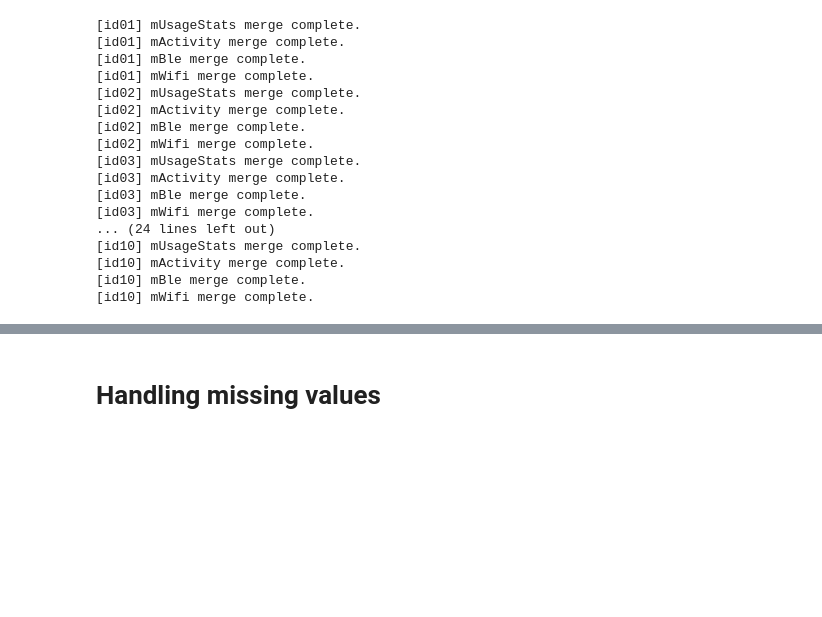
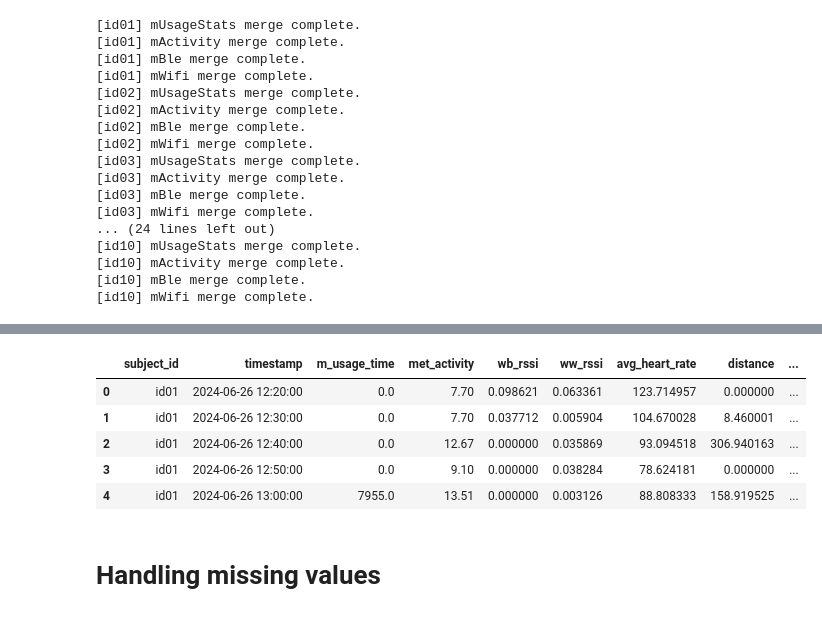
Before and after one commit to migreeni/ETRI_DS, a Jupyter notebook: Preprocess/Data_preprocess.ipynb, the cells around one changed output, grey strips where cells are left out. Cells and saved outputs as stored; diff of their text form; code cells hidden in the pictures; blank space fills up the shorter version.

```diff
--- a/Preprocess/Data_preprocess.ipynb
+++ b/Preprocess/Data_preprocess.ipynb
@@ -858,0 +829,3 @@ print(merge_df.tail(10))
+# %%
+merge_df_old = pd.read_csv("merge_df.csv")
+print(merge_df_old.head())
@@ -858,0 +853,36 @@ print(merge_df.tail(10))
+# %%
+# 1. avg_prob_ambience 컬럼 삭제
+if 'avg_prob_ambience' in merge_df_old.columns:
+    merge_df_old.drop('avg_prob_ambience', axis=1, inplace=True)
+
+# timestamp 컬럼이 str일 수 있으므로, 미리 datetime으로 변환
+merge_df_old['timestamp'] = pd.to_datetime(merge_df_old['timestamp'])
+prep_mAmbience['timestamp'] = pd.to_datetime(prep_mAmbience['timestamp'])
+
+
+# 2. w_prob_sum 병합
+merge_df_old['sum_w_prob'] = 0.0
+merge_df_old['count_w_prob'] = 0
+
+
+for sid in prep_mAmbience['subject_id'].unique():
+    amb = prep_mAmbience[prep_mAmbience['subject_id'] == sid]
+    mask = merge_df_old['subject_id'] == sid
+
+    for _, row in amb.iterrows():
+        idx = (merge_df_old[mask]['timestamp'] - row['timestamp']).abs().idxmin()
+        merge_df_old.loc[idx, 'sum_w_prob'] += row['w_prob_sum']
+        merge_df_old.loc[idx, 'count_w_prob'] += 1
+
+mask_wprob = merge_df_old['count_w_prob'] > 0
+merge_df_old.loc[mask_wprob, 'avg_w_prob_sum'] = merge_df_old.loc[mask_wprob, 'sum_w_prob'] / merge_df_old.loc[mask_wprob, 'count_w_prob']
+merge_df_old.drop(['sum_w_prob', 'count_w_prob'], axis=1, inplace=True)
+# %%
+merge_df_old.head()
+# %% [output]
+|  | subject_id | timestamp | m_usage_time | met_activity | wb_rssi | ww_rssi | avg_heart_rate | distance | ... |
+| 0 | id01 | 2024-06-26 12:20:00 | 0.0 | 7.70 | 0.098621 | 0.063361 | 123.714957 | 0.000000 | ... |
+| 1 | id01 | 2024-06-26 12:30:00 | 0.0 | 7.70 | 0.037712 | 0.005904 | 104.670028 | 8.460001 | ... |
+| 2 | id01 | 2024-06-26 12:40:00 | 0.0 | 12.67 | 0.000000 | 0.035869 | 93.094518 | 306.940163 | ... |
+| 3 | id01 | 2024-06-26 12:50:00 | 0.0 | 9.10 | 0.000000 | 0.038284 | 78.624181 | 0.000000 | ... |
+| 4 | id01 | 2024-06-26 13:00:00 | 7955.0 | 13.51 | 0.000000 | 0.003126 | 88.808333 | 158.919525 | ... |
```
Also changed, not shown: parts of 10 cells of this notebook, 2 other files.
